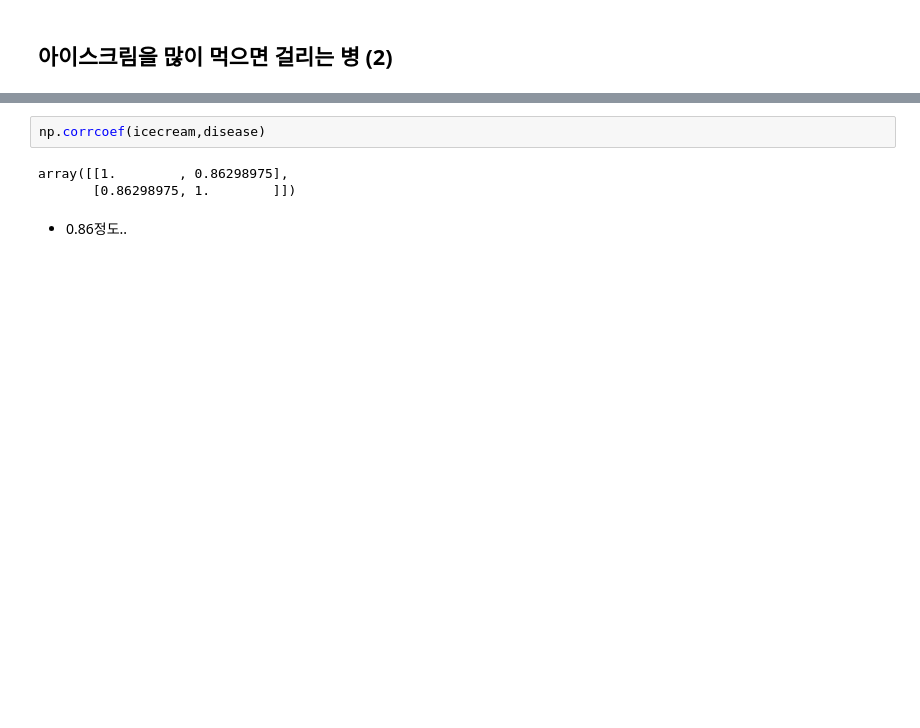
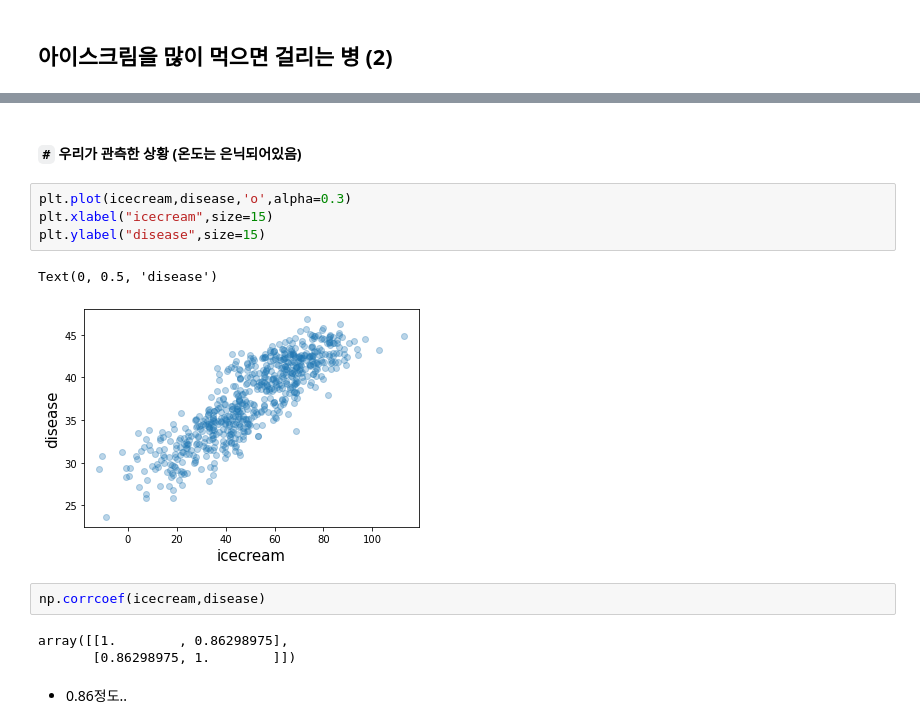
Before and after one commit to guebin/DV2022_backup, a Jupyter notebook: _notebooks/2022-10-19-(7주차) 10월19일.ipynb, the cells around one changed output, grey strips where cells are left out. Saved outputs shown, nothing was run; the diff lists cells and outputs as text; blank space fills up the shorter version.

```diff
--- a/_notebooks/2022-10-19-(7주차) 10월19일.ipynb
+++ b/_notebooks/2022-10-19-(7주차) 10월19일.ipynb
@@ -76,3 +96,12 @@ plt.plot(icecream,disease,'.')
+# %% [markdown]
+#### `#` 우리가 관측한 상황 (온도는 은닉되어있음)
+# %%
+plt.plot(icecream,disease,'o',alpha=0.3)
+plt.xlabel("icecream",size=15)
+plt.ylabel("disease",size=15)
+# %% [output]
+Text(0, 0.5, 'disease')
+[figure, added]
 # %%
 np.corrcoef(icecream,disease)
 # %% [output]
```
Also changed, not shown: parts of 146 cells of this notebook, 3 other files.
